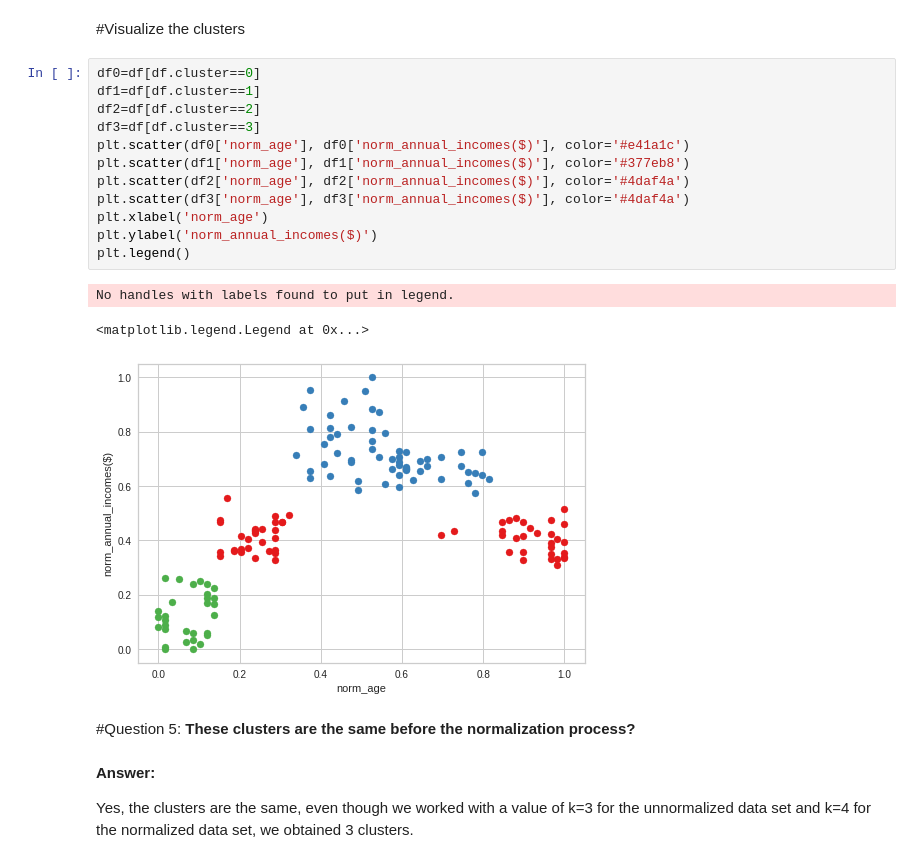
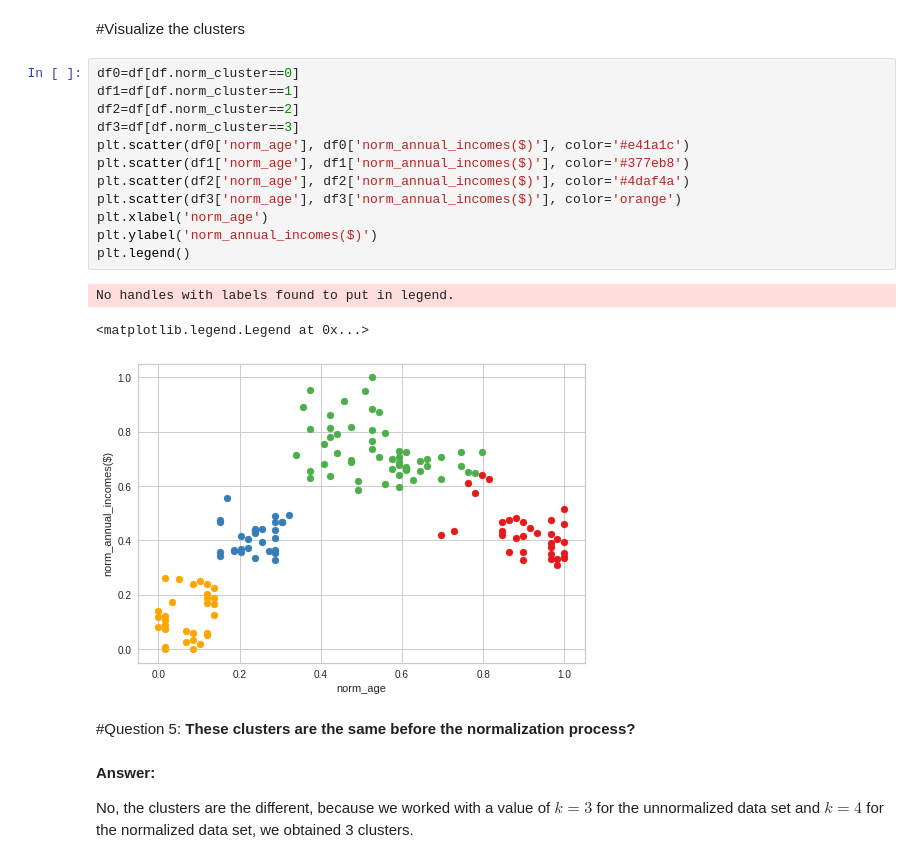
Before and after one commit to Valerylu97/Machine_Learning, a Jupyter notebook: Machine_Learning_Laboratory.ipynb, the cells around one changed output. Cells and saved outputs as stored; diff of their text form.

```diff
--- a/Machine_Learning_Laboratory.ipynb
+++ b/Machine_Learning_Laboratory.ipynb
@@ -266,25 +266,25 @@ df.head()
 # %% [markdown]
 #Visualize the clusters
 # %%
-df0=df[df.cluster==0]
-df1=df[df.cluster==1]
-df2=df[df.cluster==2]
-df3=df[df.cluster==3]
+df0=df[df.norm_cluster==0]
+df1=df[df.norm_cluster==1]
+df2=df[df.norm_cluster==2]
+df3=df[df.norm_cluster==3]
 plt.scatter(df0['norm_age'], df0['norm_annual_incomes($)'], color='#e41a1c')
 plt.scatter(df1['norm_age'], df1['norm_annual_incomes($)'], color='#377eb8')
 plt.scatter(df2['norm_age'], df2['norm_annual_incomes($)'], color='#4daf4a')
-plt.scatter(df3['norm_age'], df3['norm_annual_incomes($)'], color='#4daf4a')
+plt.scatter(df3['norm_age'], df3['norm_annual_incomes($)'], color='orange')
 plt.xlabel('norm_age')
 plt.ylabel('norm_annual_incomes($)')
 plt.legend()
 # %% [output]
 No handles with labels found to put in legend.
 <matplotlib.legend.Legend at 0x...>
-[figure, old version]
+[figure, new version]
 # %% [markdown]
 #Question 5:
 **These clusters are the same before the normalization process?**
 # %% [markdown]
 **Answer:**
 
-Yes, the clusters are the same, even though we worked with a value of k=3 for the unnormalized data set and k=4 for the normalized data set, we obtained 3 clusters.
+No, the clusters are the different, because we worked with a value of $k=3$ for the unnormalized data set and $k=4$ for the normalized data set, we obtained 3 clusters.
```
Also changed, not shown: parts of 4 cells of this notebook.
